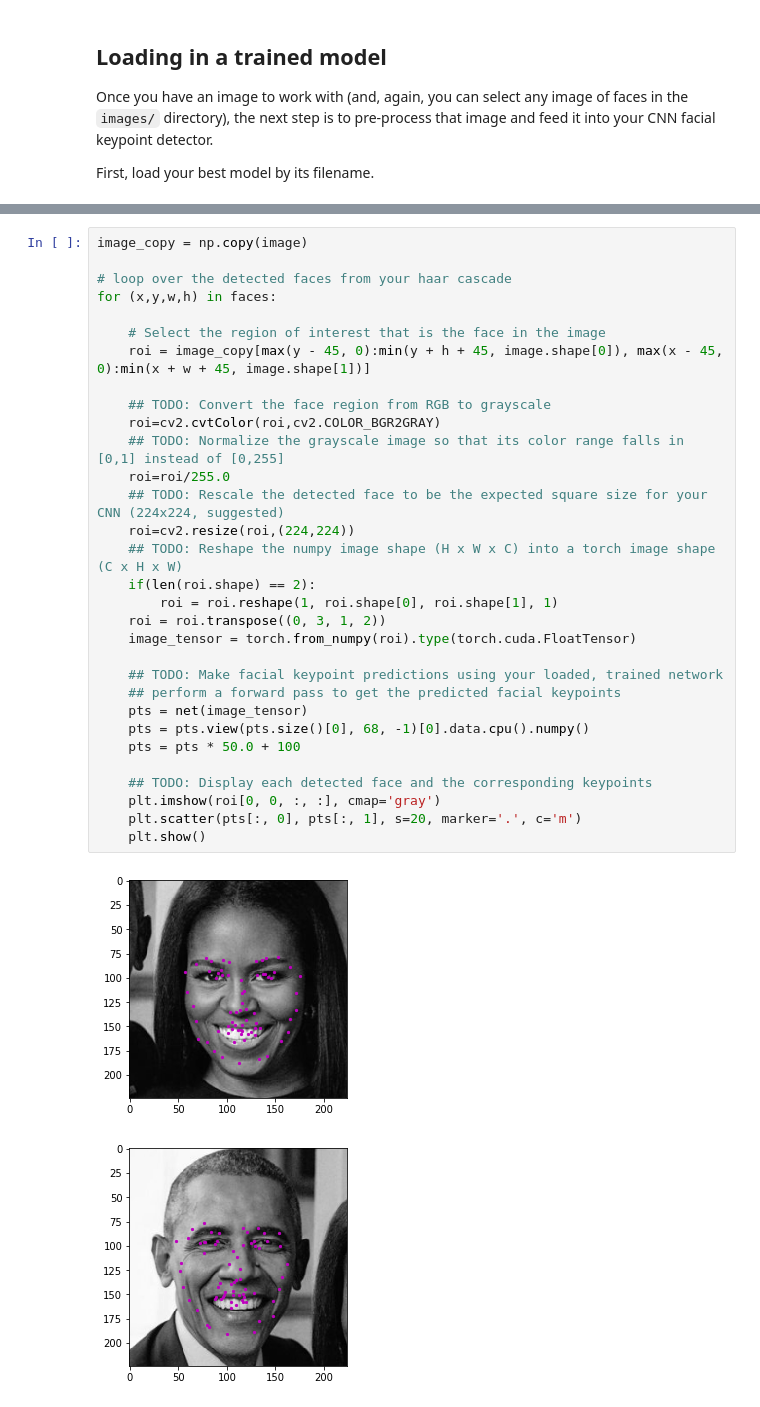
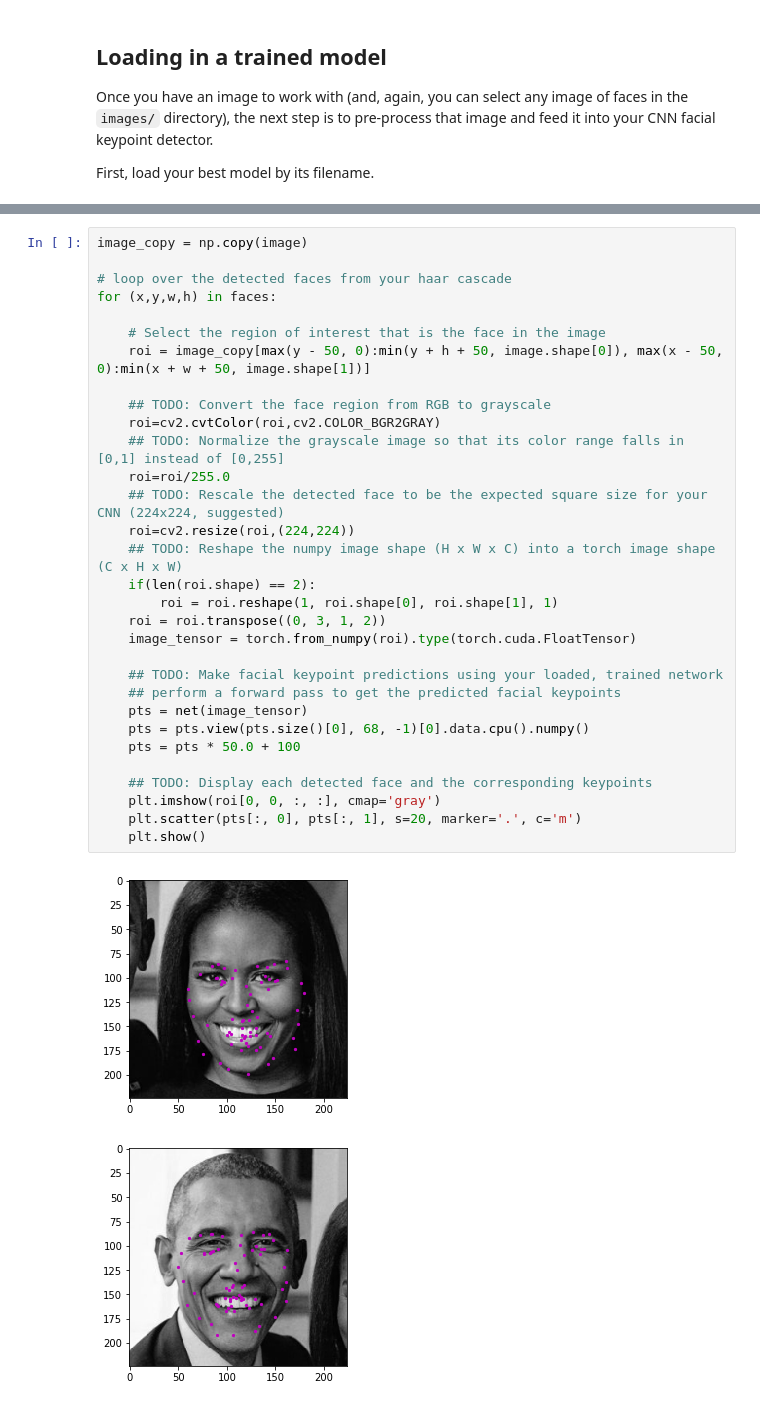
Before and after one commit to xueweiyema/FacialKeypoint, a Jupyter notebook: 3. Facial Keypoint Detection, Complete Pipeline.ipynb, the cells around one changed output, grey strips where cells are left out. Cells and saved outputs as stored; diff of their text form.

```diff
--- a/3. Facial Keypoint Detection, Complete Pipeline.ipynb
+++ b/3. Facial Keypoint Detection, Complete Pipeline.ipynb
@@ -130,33 +130,33 @@ After each face has been appropriately converted into an input Tensor for your n
 image_copy = np.copy(image)
 
 # loop over the detected faces from your haar cascade
 for (x,y,w,h) in faces:
 
     # Select the region of interest that is the face in the image
-    roi = image_copy[max(y - 45, 0):min(y + h + 45, image.shape[0]), max(x - 45, 0):min(x + w + 45, image.shape[1])]
+    roi = image_copy[max(y - 50, 0):min(y + h + 50, image.shape[0]), max(x - 50, 0):min(x + w + 50, image.shape[1])]
 
     ## TODO: Convert the face region from RGB to grayscale
     roi=cv2.cvtColor(roi,cv2.COLOR_BGR2GRAY)
     ## TODO: Normalize the grayscale image so that its color range falls in [0,1] instead of [0,255]
     roi=roi/255.0
     ## TODO: Rescale the detected face to be the expected square size for your CNN (224x224, suggested)
     roi=cv2.resize(roi,(224,224))
     ## TODO: Reshape the numpy image shape (H x W x C) into a torch image shape (C x H x W)
     if(len(roi.shape) == 2):
         roi = roi.reshape(1, roi.shape[0], roi.shape[1], 1)
     roi = roi.transpose((0, 3, 1, 2))
     image_tensor = torch.from_numpy(roi).type(torch.cuda.FloatTensor)
 
     ## TODO: Make facial keypoint predictions using your loaded, trained network
     ## perform a forward pass to get the predicted facial keypoints
     pts = net(image_tensor)
     pts = pts.view(pts.size()[0], 68, -1)[0].data.cpu().numpy()
     pts = pts * 50.0 + 100
 
     ## TODO: Display each detected face and the corresponding keypoints
     plt.imshow(roi[0, 0, :, :], cmap='gray')
     plt.scatter(pts[:, 0], pts[:, 1], s=20, marker='.', c='m')
     plt.show()
 # %% [output]
-[figure, old version]
+[figure, new version]
-[figure, old version]
+[figure, new version]
```
Also changed, not shown: parts of 1 cell of this notebook, 2 other files.
